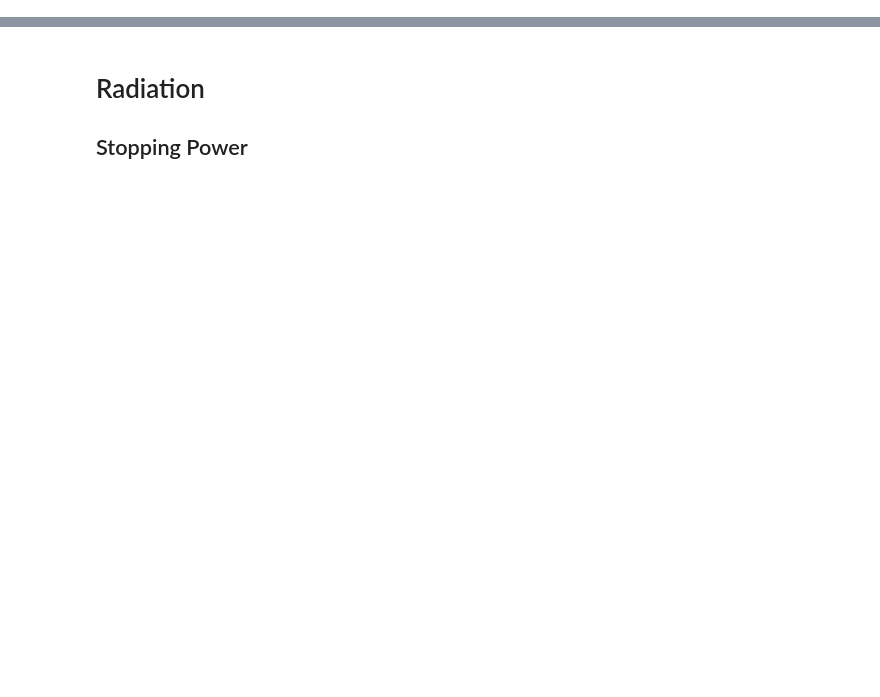
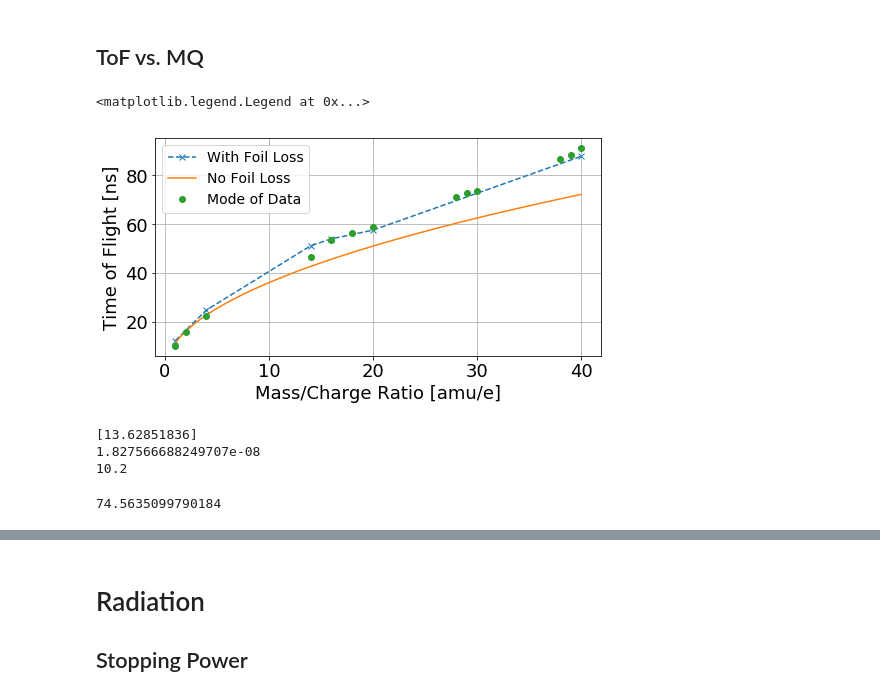
Before and after one commit to iiSmiley/span-ion-code, a Jupyter notebook: scratchpad_ll.ipynb, the cells around one changed output, grey strips where cells are left out. Cells and saved outputs as stored; diff of their text form; code cells hidden in the pictures; blank space fills up the shorter version.

```diff
--- a/scratchpad_ll.ipynb
+++ b/scratchpad_ll.ipynb
@@ -93,3 +100,16 @@ ax.set_title('Normalized Ion ToF Distributions')
 ax.grid(True)
 ax.set_ylim(ylim)
 ax.set_xlim(xlim);
+# %% [markdown]
+<h2>ToF vs. MQ</h2>
+# %%
+file_name = '../data/tofs.csv'
+tof_col_name = 'TOF[ns]'
+mq_vec = (1,2,4,14,16,18,20,28,29,30,38,39,40)
+mq_loss_vec = (1, 4, 14, 16, 20, 40)
+E_loss_vec = (5.039e2, 5.637e2, 1.076e3, 1.016e3, 7.605e2, 1.150e3) # eV/(ug/cm^2)
+foil_thickness = 4.5 # ug/cm^2
+voltage = 16e3 # 16e3
+length = 2e-2
+m_proton = 1.67e-27
+mq_norm = m_proton/q
@@ -95,0 +120,12 @@ ax.set_xlim(xlim);
+# %%
+# Getting the mode of the distributions (there's a tail)
+data = pd.read_csv(file_name)
+times = list(data[tof_col_name])
+t_mode_vec = []
+
+for mq in mq_vec:
+    data_hist = data[f'MQ{mq}']
+
+    idx_mode = np.argmax(data_hist)
+    t_mode = times[idx_mode]
+    t_mode_vec.append(t_mode)
@@ -95,0 +138,36 @@ ax.set_xlim(xlim);
+# %%
+# Settings
+ylim = (0, 1.1)
+xlim = (min(times), 150)
+figsize = (8, 4)
+
+# Plotting data vs. ideal
+fig, ax = plt.subplots(figsize=figsize)
+mq_fit_vec = np.linspace(min(mq_vec), max(mq_vec), 100)
+t_ideal_vec = [np.sqrt(1/(2*voltage) * mq * mq_norm)*length*1e9 for mq in mq_fit_vec]
+t_loss_vec = [np.sqrt(1/(2*(voltage-E_loss_vec[i]*foil_thickness)) * mq * mq_norm)*length*1e9 for i,mq in enumerate(mq_loss_vec)]
+
+ax.plot(mq_loss_vec, t_loss_vec, 'x--', label='With Foil Loss')
+ax.plot(mq_fit_vec, t_ideal_vec, label='No Foil Loss')
+ax.plot(mq_vec, t_mode_vec, 'o', label='Mode of Data')
+# ax.plot(mq_fit_vec, fit_func(mq_fit_vec, *popt), label='With Foil Loss')
+
+ax.set_ylabel('Time of Flight [ns]')
+ax.set_xlabel('Mass/Charge Ratio [amu/e]')
+ax.grid(True)
+ax.legend()
+# %% [output]
+<matplotlib.legend.Legend at 0x...>
+[figure, added]
+# %%
+print(popt)
+print(t_ideal_vec[0])
+print(t_mode_vec[0])
+# %% [output]
+[13.62851836]
+1.827566688249707e-08
+10.2
+# %%
+t_ideal_vec[-1]
+# %% [output]
+74.5635099790184
```
Also changed, not shown: parts of 33 cells of this notebook, 15 other files.
